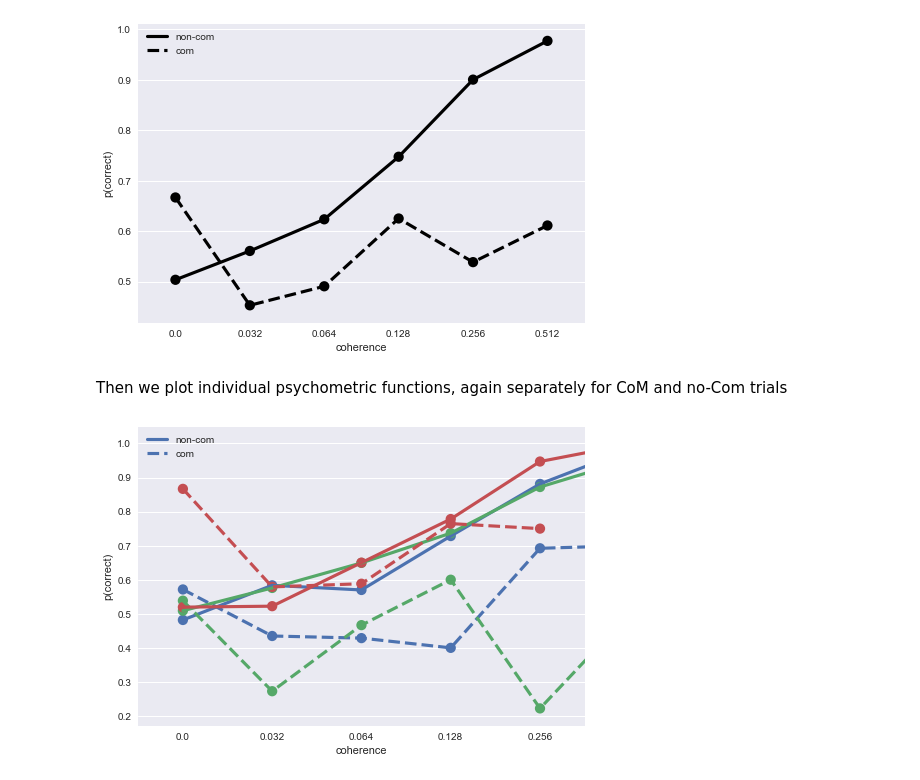
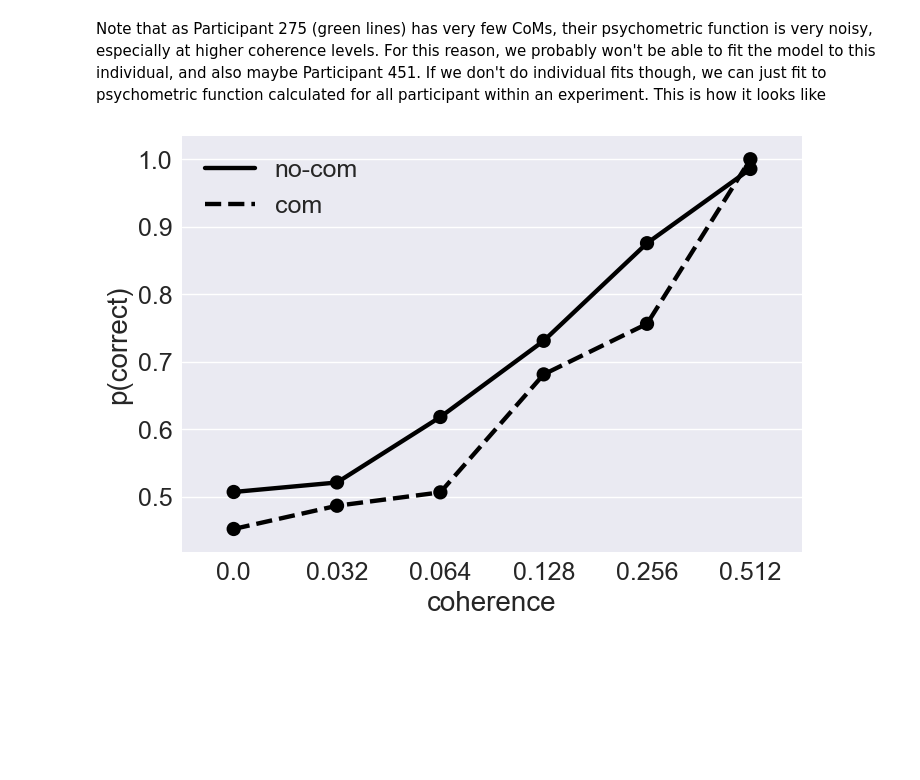
Before and after one commit to cherepaha/eyehandrdk, a Jupyter notebook: eye_hand_lag.ipynb, the cells around one changed output. Drawn from its saved outputs; the diff is of its cells as text; code cells hidden in the pictures; blank space fills up the shorter version.

Commit message:
Pre-processing edits, psychometrics analysis

```diff
--- a/eye_hand_lag.ipynb
+++ b/eye_hand_lag.ipynb
@@ -9,0 +72,6 @@ choices, dynamics = dr.get_data(path='../../data/%s/processed/' % (exp))
+# %%
+com_count = choices.groupby(by=['subj_id', 'coherence']).apply(lambda c: len(c[c.is_com])).rename('com_count')
+ax = sns.pointplot(data=com_count.reset_index(), x='coherence', y='com_count', hue='subj_id', ci=None)
+ax.set_xlabel('Coherence')
+ax.set_ylabel('N(CoM)')
+plt.savefig('figures/n_com_vs_coherence_%s' % (exp))
@@ -12,39 +117,27 @@ First, we plot psychometric functions for CoM and no-CoM trials (aggregated over
+# %% [markdown]
+Note that as Participant 275 (green lines) has very few CoMs, their psychometric function is very noisy, especially at higher coherence levels. For this reason, we probably won't be able to fit the model to this individual, and also maybe Participant 451. If we don't do individual fits though, we can just fit to psychometric function calculated for all participant within an experiment. This is how it looks like
 # %%
-#from __future__ import division
-import numpy as np
-import pandas as pd
-import seaborn as sns
-import matplotlib.pyplot as plt
+def plot_psychometric_function_aggregate(c, color='k'):
+    psf = [len(c[(c.is_correct) & (c.coherence==coherence) & (c.is_com==is_com)]) /
+                   len(c[(c.coherence==coherence) & (c.is_com==is_com)])
+               if len(c[(c.coherence==coherence) & (c.is_com==is_com)]) else np.NaN
+           for coherence in np.sort(c.coherence.unique())
+           for is_com in np.sort(c.is_com.unique())]
 
-def get_psychometric_function(c):
-    return [len(c[(c.is_correct) & (c.coherence==coherence)])/len(c[c.coherence==coherence]) \
-                 for coherence in np.sort(c.coherence.unique())]
+    p_correct = pd.DataFrame(psf, columns=['p_correct'],
+                        index=pd.MultiIndex.from_product([np.sort(c.coherence.unique()),
+                                                          np.sort(c.is_com.unique())],
+                                                         names=['coherence', 'is_com']))
+    ax = sns.pointplot(data=p_correct.reset_index(), x='coherence', y='p_correct', hue='is_com',
+                       palette=[color, color], linestyles=['-', '--'])
 
-def plot_com_accuracy(choices, color):
-    coherences = np.sort(choices.coherence.unique())
-    p_correct_non_com = get_psychometric_function(choices[~choices.is_com])
-    p_correct_com = get_psychometric_function(choices[choices.is_com])
-
-    ax = sns.pointplot(x=coherences, y=p_correct_non_com, color=color)
-    sns.pointplot(x=coherences[:len(p_correct_com)], y=p_correct_com, color=color, linestyles=['--'])
-    ax.set(xlabel='coherence', ylabel='p(correct)')
-    ax.legend(handles=ax.lines[::len(coherences)+1], labels=['non-com','com'])
+    ax.set_xlabel('coherence')
+    ax.set_ylabel('p(correct)')
+    ax.legend(handles=ax.lines[::len(choices.coherence.unique())+1], labels=['no-com','com'])
 
     return ax
 
-plot_com_accuracy(choices, color='k')
-plt.savefig('figures/psychometric_function_%s.png' % (exp))
+plot_psychometric_function_aggregate(choices)
+plt.savefig('figures/psychometric_function_%s' % (exp))
 # %% [output]
-[figure, old version]
+[figure, new version]
-# %% [markdown]
-Then we plot individual psychometric functions, again separately for CoM and no-Com trials
-# %%
-def plot_com_accuracy_individual(choices):
-    colors = ['C0', 'C1', 'C2', 'C3']
-    for i, subj_id in enumerate(choices.subj_id.unique()):
-        ax = plot_com_accuracy(choices.loc[subj_id], color=colors[i])
-    plt.savefig('figures/psychometric_function_individual_%s.png' % (exp))
-
-plot_com_accuracy_individual(choices)
-# %% [output]
-[figure, removed]
```
Also changed, not shown: parts of 13 cells of this notebook, 3 other files.
